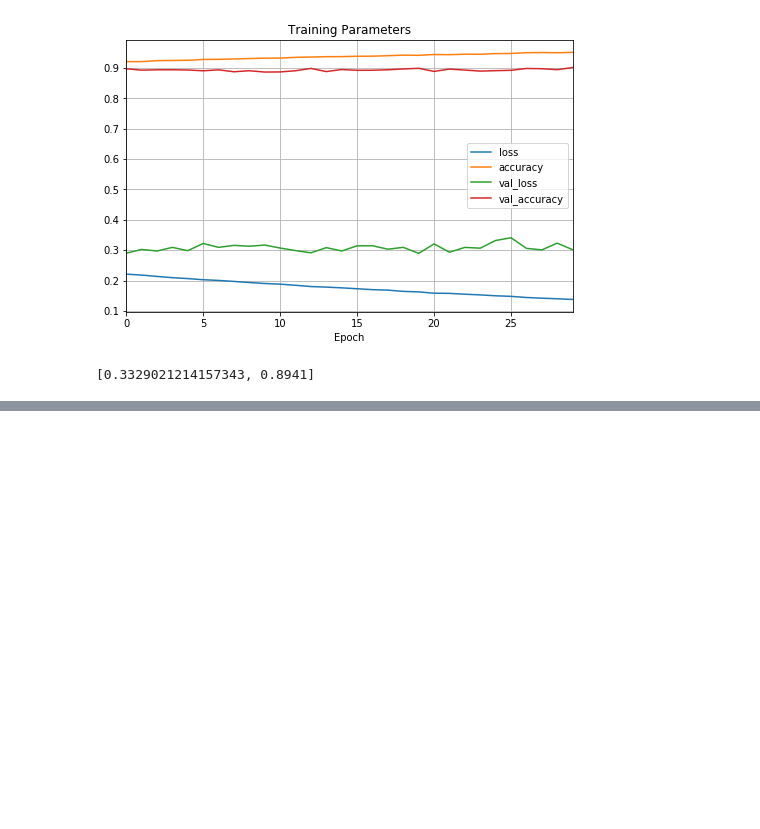
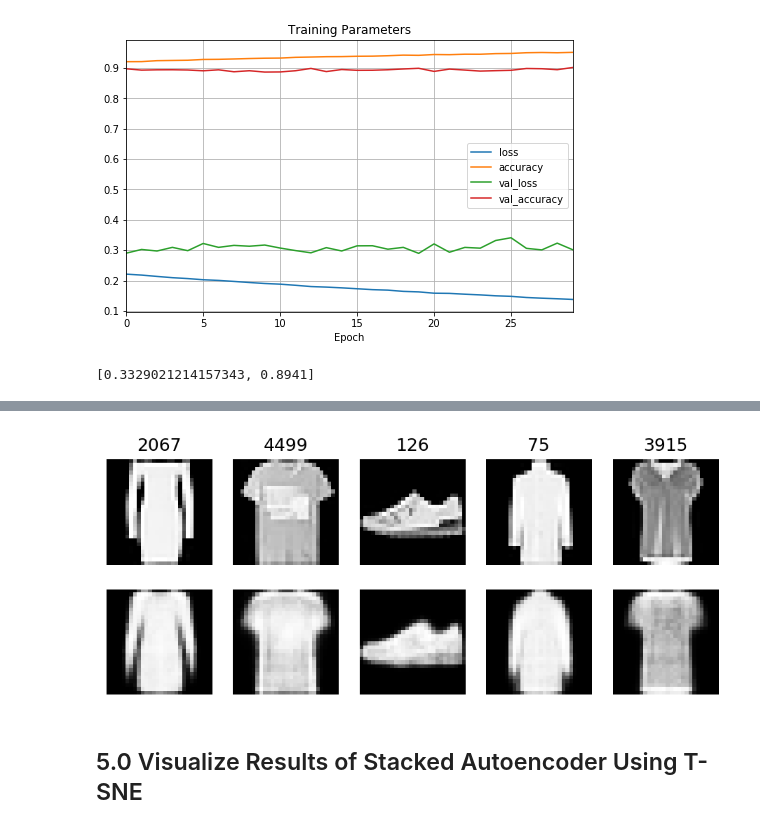
Before and after one commit to tvhahn/autoencoder-sandbox, a Jupyter notebook: notebooks/1.0-vanilla-autoencoder.ipynb, the cells around one changed output, grey strips where cells are left out. Drawn from its saved outputs; the diff is of its cells as text; code cells hidden in the pictures; blank space fills up the shorter version.

```diff
--- a/notebooks/1.0-vanilla-autoencoder.ipynb
+++ b/notebooks/1.0-vanilla-autoencoder.ipynb
@@ -212,0 +277,46 @@ model.evaluate(X_test, y_test, verbose=0)
+# %%
+def plot_reconstructions(model, index_list, X_valid):
+    """Plot some original images, and their reconstructions
+
+    Parameters
+    ===========
+    model : keras model
+        Autoencoder model
+
+    index_list : list
+        List of indices. These indices correspond to the index of the X_valid images
+        that will be shown
+
+    X_valid : numpy array
+        X_valid set
+
+    """
+
+    reconstructions = model.predict(X_valid)
+
+    # get the length of index_list to set number of
+    # images to plot
+    n_images = len(index_list)
+
+    # Plot a random sample
+    fig, axes = plt.subplots(2, n_images,figsize=(n_images*1.5,3),dpi=150)
+    # fig.suptitle('Digits for Sample %i' %num, size=15, x=0.2)
+
+    for i in range(0, n_images):
+        axes[0][i].imshow(np.reshape(X_valid[index_list[i],:,:],[28,28]), cmap='Greys_r')
+        axes[0][i].axis('off')
+        axes[0][i].set_title(str(index_list[i]))
+        axes[1][i].imshow(np.reshape(reconstructions[index_list[i],:,:],[28,28]), cmap='Greys_r')
+        axes[1][i].axis('off')
+
+    plt.show()
+# %%
+# plot a random number of items
+import random
+index_list = random.sample(range(0,len(X_valid)), 5)
+
+plot_reconstructions(stacked_ae, index_list, X_valid)
+# %% [output]
+[figure, added]
+# %% [markdown]
+## 5.0 Visualize Results of Stacked Autoencoder Using T-SNE
```
Also changed, not shown: parts of 8 cells of this notebook, 1 other file.
